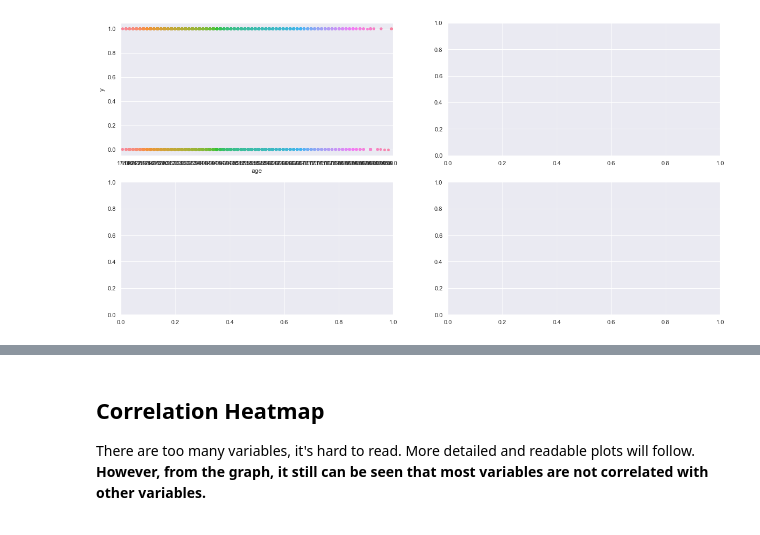
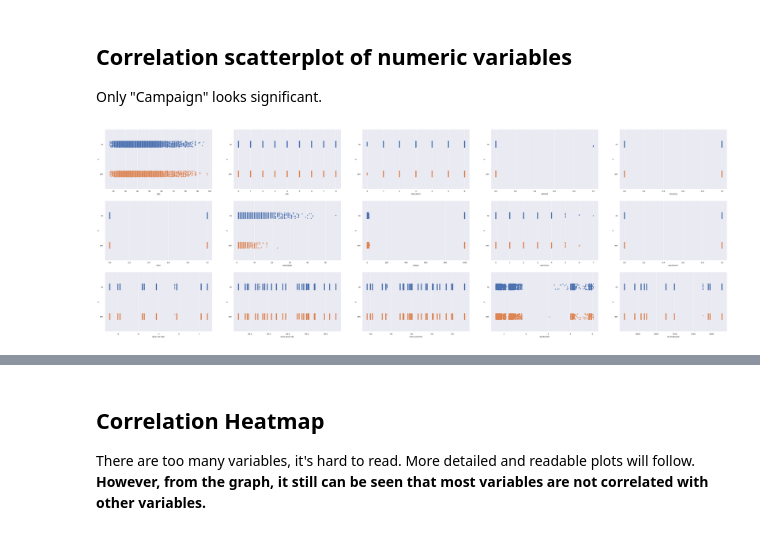
Before and after one commit to JumpyJumpy/Portuguese_Bank_Marketing_Data_Set, a Jupyter notebook: code/eda.ipynb, the cells around one changed output, grey strips where cells are left out. Saved outputs shown, nothing was run; the diff lists cells and outputs as text; code cells hidden in the pictures.

```diff
--- a/code/eda.ipynb
+++ b/code/eda.ipynb
@@ -38,11 +37,21 @@ print(f'{len(num_var)}, {len(cate_var)}')
+# %% [markdown]
+## Correlation scatterplot of numeric variables
+Only "Campaign" looks significant.
 # %%
 bank["y"] = bank["y"].map({1: "yes", 0: "no"})
-fig, ax = plt.subplots(2, 2, figsize = (20, 10))
+fig, ax = plt.subplots(3, 5, figsize = (60, 20))
+sns.set_theme(style = "white")
 for i in range(len(num_var)):
-    if i < 7:
-        sns.stripplot(x = num_var[i], y = "y", data = bank, jitter = True, ax = ax[0, i])
-        break
+    if i < 5:
+        sns.stripplot(x = num_var[i], y = "y", data = bank, jitter = True,
+                      ax = ax[0, i], s = 5)
+    elif i < 10:
+        sns.stripplot(x = num_var[i], y = "y", data = bank, jitter = True,
+                      ax = ax[1, i - 5], s = 5)
     else:
-        sns.stripplot(x = num_var[i], y = "y", data = bank, jitter = True, ax = ax[1, i - 7])
+        sns.stripplot(x = num_var[i], y = "y", data = bank, jitter = True,
+                      ax = ax[2, i - 10], s = 5)
+
+plt.show()
 # %% [output]
-[figure, old version]
+[figure, new version]
```
Also changed, not shown: parts of 10 cells of this notebook, 8 other files.
